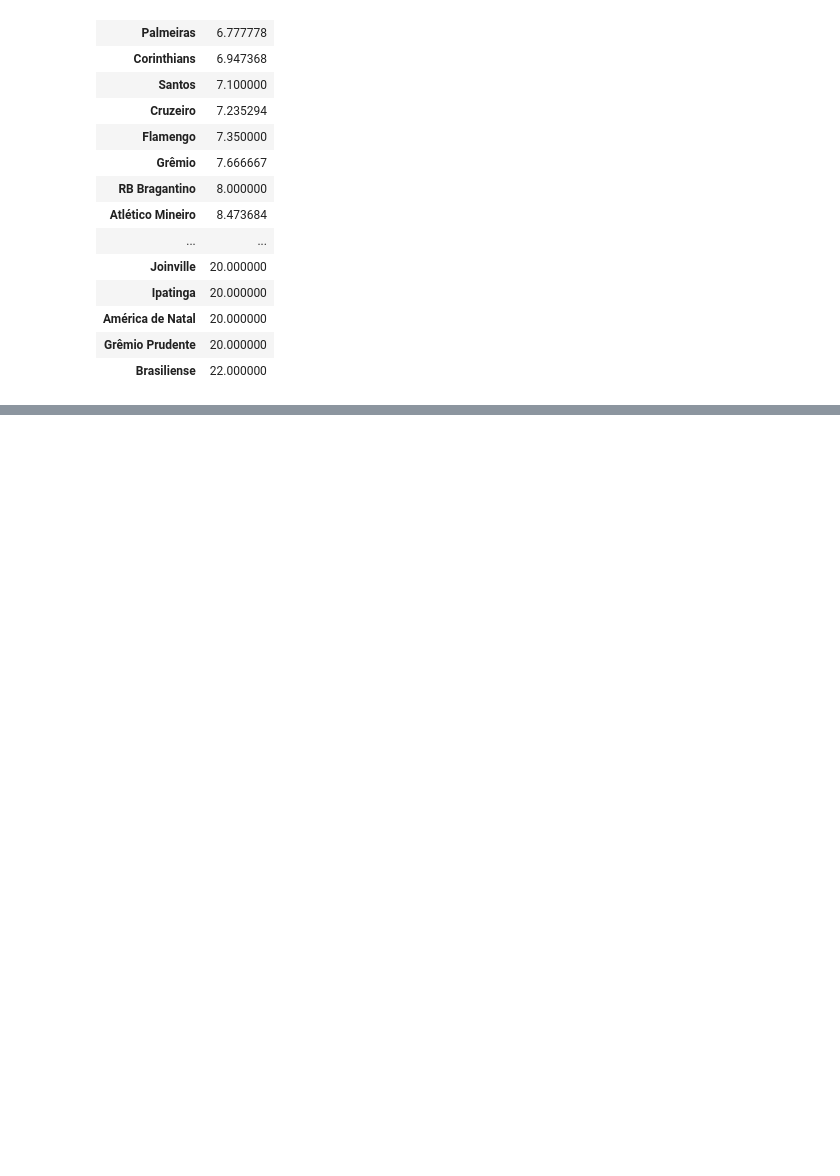
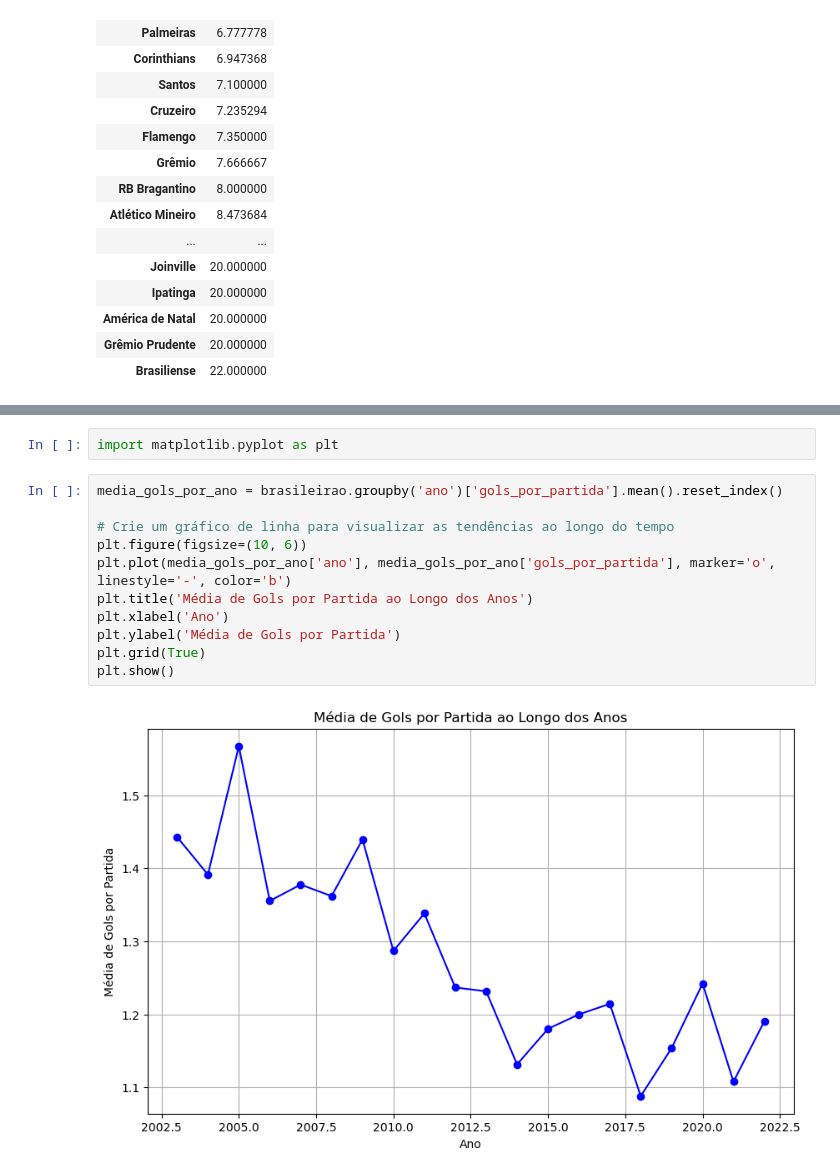
Before and after one commit to thiagooliveirt/Campeonato-Brasileiro-2003-a-2022, a Jupyter notebook: brasileirao.ipynb, the cells around one changed output, grey strips where cells are left out. Drawn from its saved outputs; the diff is of its cells as text; blank space fills up the shorter version.

```diff
--- a/brasileirao.ipynb
+++ b/brasileirao.ipynb
@@ -385,0 +534,15 @@ equipes_consistentes
+# %%
+import matplotlib.pyplot as plt
+# %%
+media_gols_por_ano = brasileirao.groupby('ano')['gols_por_partida'].mean().reset_index()
+
+# Crie um gráfico de linha para visualizar as tendências ao longo do tempo
+plt.figure(figsize=(10, 6))
+plt.plot(media_gols_por_ano['ano'], media_gols_por_ano['gols_por_partida'], marker='o', linestyle='-', color='b')
+plt.title('Média de Gols por Partida ao Longo dos Anos')
+plt.xlabel('Ano')
+plt.ylabel('Média de Gols por Partida')
+plt.grid(True)
+plt.show()
+# %% [output]
+[figure, added]
```
Also changed, not shown: parts of 14 cells of this notebook, 1 other file.
